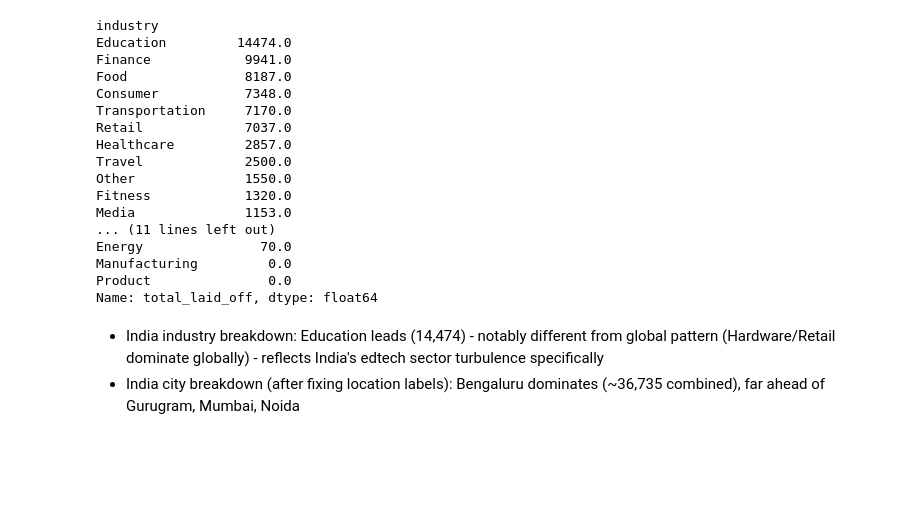
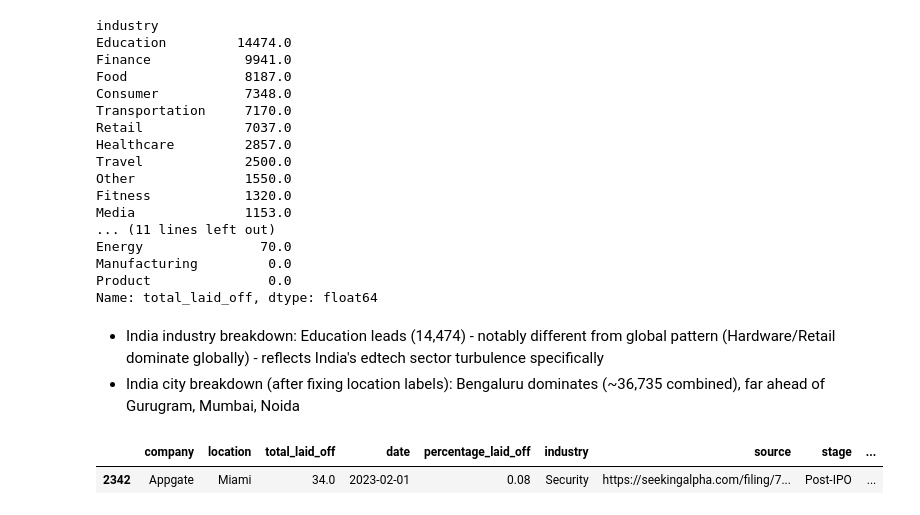
Before and after one commit to minnajoby/LayoffLens, a Jupyter notebook: notebooks/01_load_explore.ipynb, the cells around one changed output. Drawn from its saved outputs; the diff is of its cells as text; code cells hidden in the pictures; blank space fills up the shorter version.

```diff
--- a/notebooks/01_load_explore.ipynb
+++ b/notebooks/01_load_explore.ipynb
@@ -118,7 +118,7 @@ df['stage'].unique()
 Length: 17, dtype: str
 # %%
 # clean location column: remove ", Non-U.S." suffix so cities aren't split across two labels
-df['location'] = df['location'].str.replace('Non-U.S.','',regex=False)
+df['location'] = df['location'].str.replace(', Non-U.S.','',regex=False)
 # %%
 df[['total_laid_off','percentage_laid_off','funds_raised']].describe()
 # %% [output]
@@ -490,3 +492,8 @@ Name: total_laid_off, dtype: float64
   turbulence specifically
 - India city breakdown (after fixing location labels): Bengaluru dominates
   (~36,735 combined), far ahead of Gurugram, Mumbai, Noida
+# %%
+df[df['company'] == 'Appgate']
+# %% [output]
+|  | company | location | total_laid_off | date | percentage_laid_off | industry | source | stage | ... |
+| 2342 | Appgate | Miami | 34.0 | 2023-02-01 | 0.08 | Security | https://seekingalpha.com/filing/7... | Post-IPO | ... |
```
Also changed, not shown: parts of 1 cell of this notebook, 3 other files.
